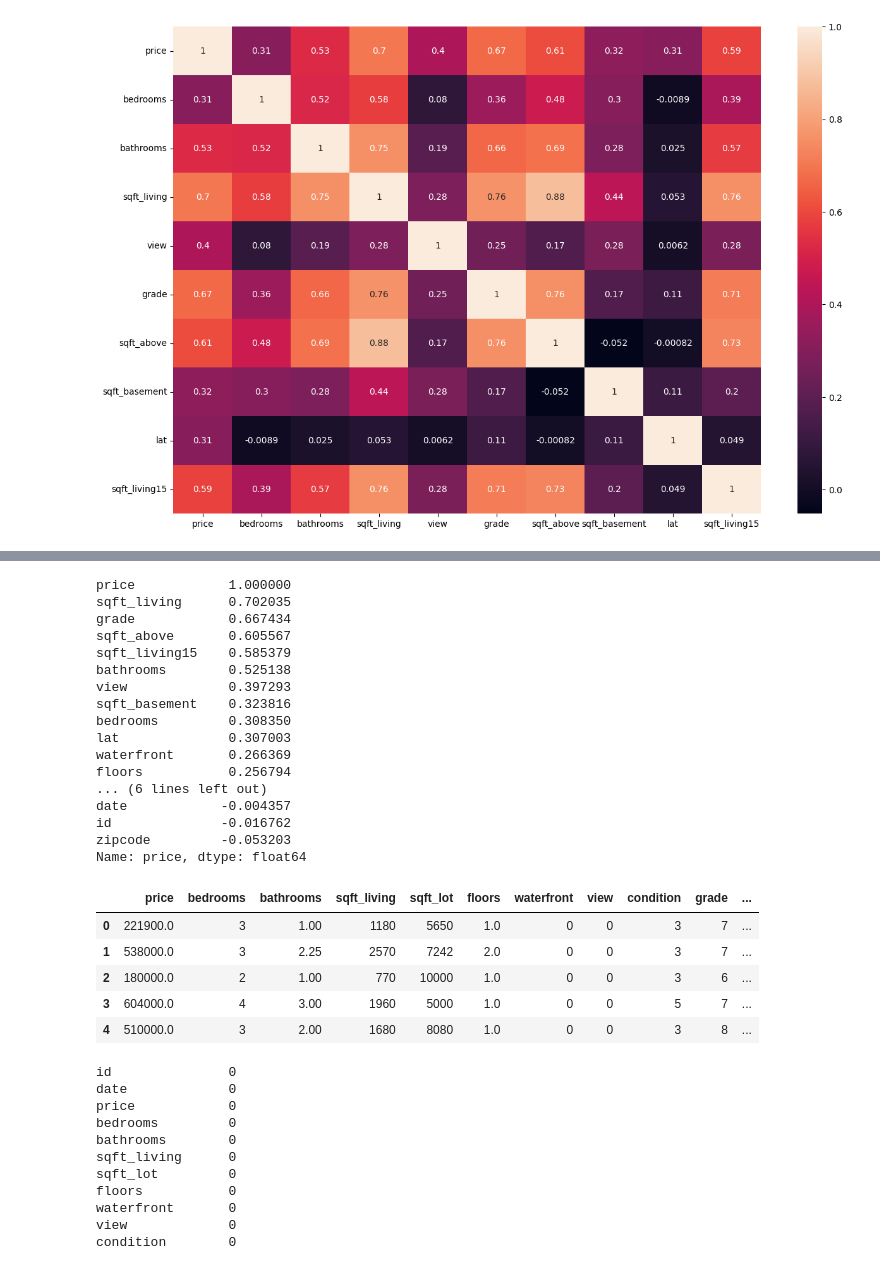
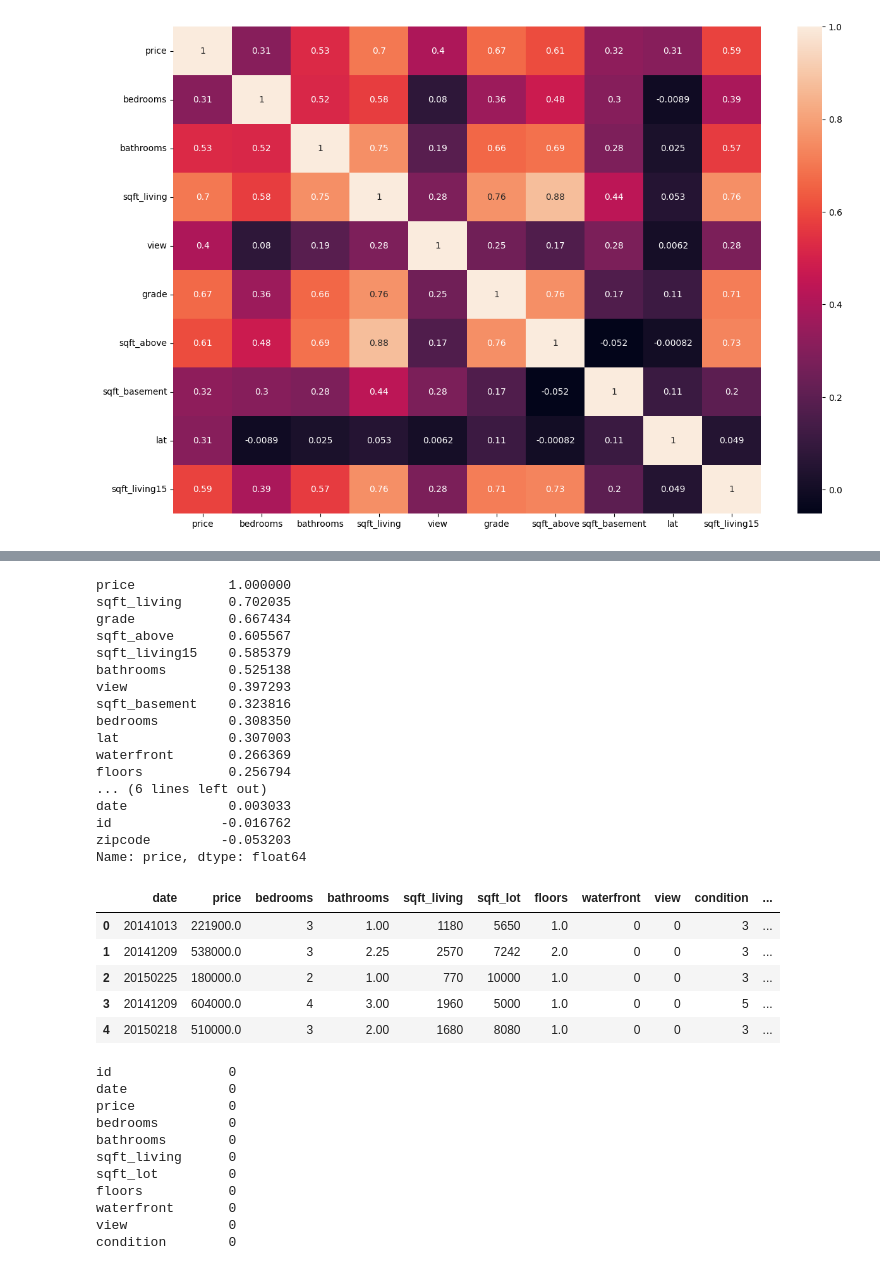
Before and after one commit to DavidRiemer02/ML_Project, a Jupyter notebook: Group project.ipynb, the cells around one changed output, grey strips where cells are left out. Cells and saved outputs as stored; diff of their text form; code cells hidden in the pictures.

```diff
--- a/Group project.ipynb
+++ b/Group project.ipynb
@@ -86,3 +85,16 @@ sns.distplot(np.log(data['price']+1), fit = norm, ax = ax2)
 plt.show()
 # %% [output]
 [figure]
+# %%
+# adjusting 'date' values
+
+# Load your dataset (replace 'your_dataset.csv' with your actual dataset file)
+file_path = r'C:\Users\corie\Desktop\ML_Project\Data\kc_house_data.csv'
+data = pd.read_csv(file_path)
+
+# Extract the first 8 characters from the 'date' column
+data['date'] = data['date'].str[:8]
+
+# Display the modified data
+print("Data with modified 'date' column:")
+print(data.head())
@@ -97,7 +126,6 @@ plt.show()
 # %% [output]
 [figure]
 # %%
-data['date'] = pd.to_datetime(data['date'])  # Convert 'date' column to datetime object
 cor = data.corr()
 cor_outlier = cor.index[abs(cor['price'])>=0.3]
 cor_outlier
@@ -132,21 +178,22 @@ lat              0.307003
 waterfront       0.266369
 floors           0.256794
 ... (6 lines left out)
-date            -0.004357
+date             0.003033
 id              -0.016762
 zipcode         -0.053203
 Name: price, dtype: float64
 # %%
 # dropping data which is lower than 0 corr.
-adj_data2 = df2.drop(['id','zipcode','date'], axis = 1)
-adj_data2.head()
+data2 = data
+data2 = data2.drop(['id','zipcode'], axis = 1)
+data2.head()
 # %% [output]
-|  | price | bedrooms | bathrooms | sqft_living | sqft_lot | floors | waterfront | view | condition | grade | ... |
-| 0 | 221900.0 | 3 | 1.00 | 1180 | 5650 | 1.0 | 0 | 0 | 3 | 7 | ... |
-| 1 | 538000.0 | 3 | 2.25 | 2570 | 7242 | 2.0 | 0 | 0 | 3 | 7 | ... |
-| 2 | 180000.0 | 2 | 1.00 | 770 | 10000 | 1.0 | 0 | 0 | 3 | 6 | ... |
-| 3 | 604000.0 | 4 | 3.00 | 1960 | 5000 | 1.0 | 0 | 0 | 5 | 7 | ... |
-| 4 | 510000.0 | 3 | 2.00 | 1680 | 8080 | 1.0 | 0 | 0 | 3 | 8 | ... |
+|  | date | price | bedrooms | bathrooms | sqft_living | sqft_lot | floors | waterfront | view | condition | ... |
+| 0 | 20141013 | 221900.0 | 3 | 1.00 | 1180 | 5650 | 1.0 | 0 | 0 | 3 | ... |
+| 1 | 20141209 | 538000.0 | 3 | 2.25 | 2570 | 7242 | 2.0 | 0 | 0 | 3 | ... |
+| 2 | 20150225 | 180000.0 | 2 | 1.00 | 770 | 10000 | 1.0 | 0 | 0 | 3 | ... |
+| 3 | 20141209 | 604000.0 | 4 | 3.00 | 1960 | 5000 | 1.0 | 0 | 0 | 5 | ... |
+| 4 | 20150218 | 510000.0 | 3 | 2.00 | 1680 | 8080 | 1.0 | 0 | 0 | 3 | ... |
 # %%
 # Checking Null Values
 
```
Also changed, not shown: parts of 14 cells of this notebook.
